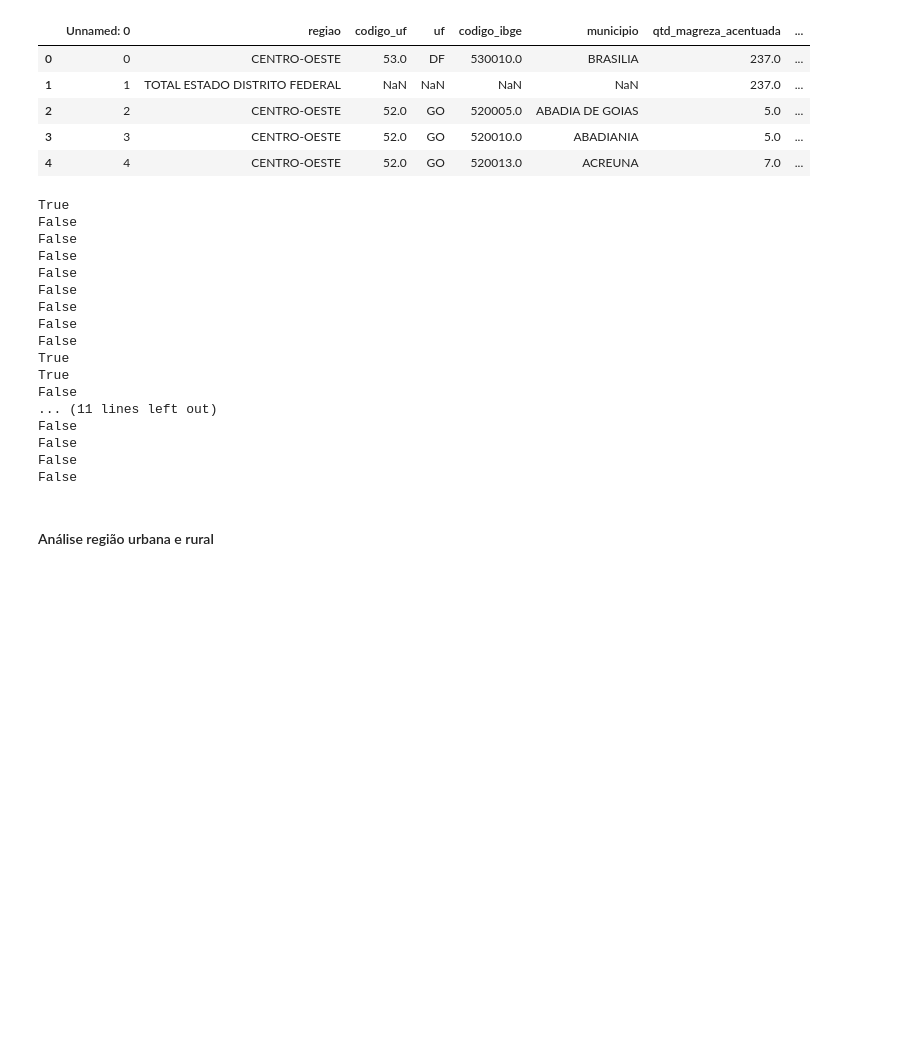
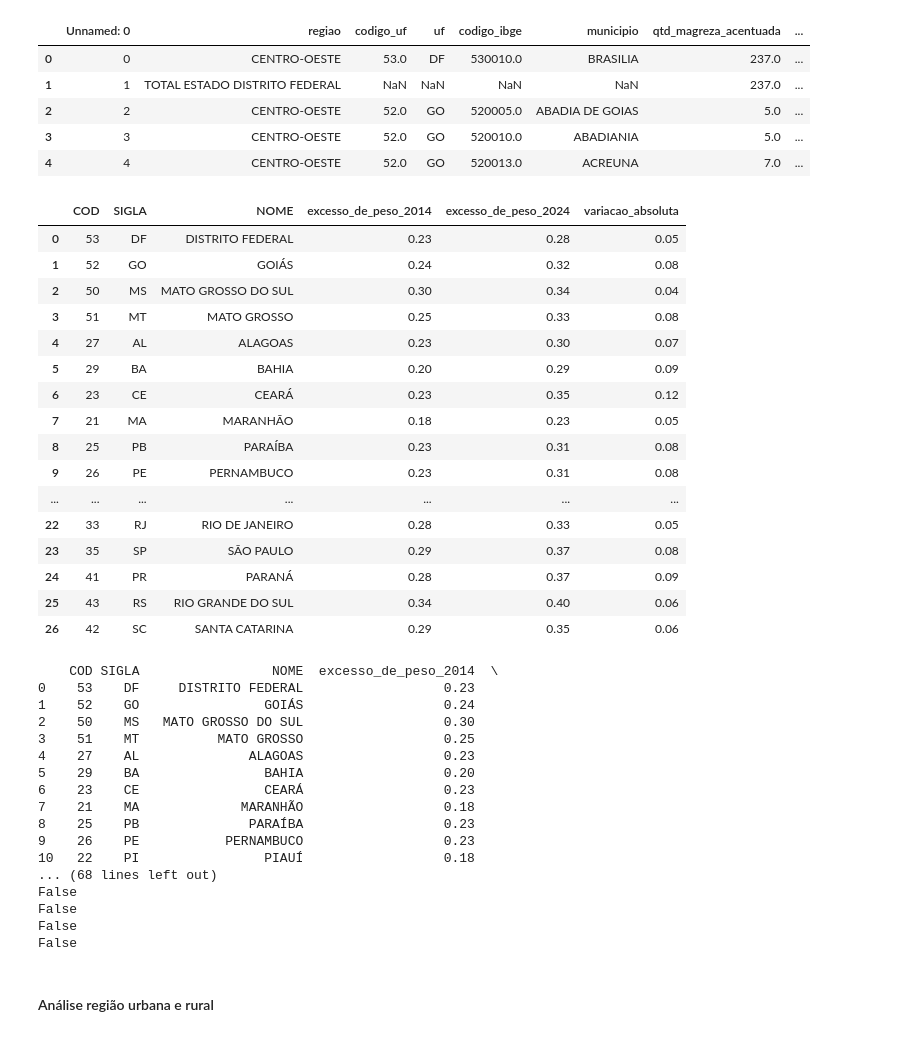
Before and after one commit to ImpulsoGov/dados-para-midia, a Jupyter notebook: adolescente/analise_geral/analise_ate_2024.ipynb, the cells around one changed output. Drawn from its saved outputs; the diff is of its cells as text; code cells hidden in the pictures; blank space fills up the shorter version.

```diff
--- a/adolescente/analise_geral/analise_ate_2024.ipynb
+++ b/adolescente/analise_geral/analise_ate_2024.ipynb
@@ -47,11 +47,38 @@ df_2024 = resultado[resultado['ano'] == 2024].set_index(['COD', 'SIGLA', 'NOME']
 df_comparado = df_2014[['excesso_de_peso']].join(
     df_2024[['excesso_de_peso']], lsuffix='_2014', rsuffix='_2024'
 )
+# %%
+df_comparado['excesso_de_peso_2024'] = round(df_comparado['excesso_de_peso_2024'] * 100, 0)
+df_comparado['excesso_de_peso_2014'] = round(df_comparado['excesso_de_peso_2014'] * 100, 0)
+
+df_comparado['variacao_absoluta'] = (df_comparado['excesso_de_peso_2024'] - df_comparado['excesso_de_peso_2014'])
+df_comparado = df_comparado.reset_index()
 # %%
-df_comparado['variacao_absoluta'] = (df_comparado['excesso_de_peso_2024'] - df_comparado['excesso_de_peso_2014'])
-df_comparado = df_comparado.reset_index()
+df_comparado['excesso_de_peso_2024'] = df_comparado['excesso_de_peso_2024'] / 100
+df_comparado['excesso_de_peso_2014'] = df_comparado['excesso_de_peso_2014'] / 100
+df_comparado['variacao_absoluta'] = df_comparado['variacao_absoluta'] / 100
 # %%
 df_comparado.sort_values("variacao_absoluta", ascending=False).to_clipboard(decimal=",")
+# %%
+df_comparado
+# %% [output]
+|  | COD | SIGLA | NOME | excesso_de_peso_2014 | excesso_de_peso_2024 | variacao_absoluta |
+| 0 | 53 | DF | DISTRITO FEDERAL | 0.23 | 0.28 | 0.05 |
+| 1 | 52 | GO | GOIÁS | 0.24 | 0.32 | 0.08 |
+| 2 | 50 | MS | MATO GROSSO DO SUL | 0.30 | 0.34 | 0.04 |
+| 3 | 51 | MT | MATO GROSSO | 0.25 | 0.33 | 0.08 |
+| 4 | 27 | AL | ALAGOAS | 0.23 | 0.30 | 0.07 |
+| 5 | 29 | BA | BAHIA | 0.20 | 0.29 | 0.09 |
+| 6 | 23 | CE | CEARÁ | 0.23 | 0.35 | 0.12 |
+| 7 | 21 | MA | MARANHÃO | 0.18 | 0.23 | 0.05 |
+| 8 | 25 | PB | PARAÍBA | 0.23 | 0.31 | 0.08 |
+| 9 | 26 | PE | PERNAMBUCO | 0.23 | 0.31 | 0.08 |
+| ... | ... | ... | ... | ... | ... | ... |
+| 22 | 33 | RJ | RIO DE JANEIRO | 0.28 | 0.33 | 0.05 |
+| 23 | 35 | SP | SÃO PAULO | 0.29 | 0.37 | 0.08 |
+| 24 | 41 | PR | PARANÁ | 0.28 | 0.37 | 0.09 |
+| 25 | 43 | RS | RIO GRANDE DO SUL | 0.34 | 0.40 | 0.06 |
+| 26 | 42 | SC | SANTA CATARINA | 0.29 | 0.35 | 0.06 |
 # %%
 geojson_path = ibge.malha(
     nivel = 'paises',
@@ -77,7 +104,7 @@ siglas = {
 }
 gdf["sigla"] = gdf["codarea"].map(siglas)
 df_comparado["variacao_absoluta"] = df_comparado["variacao_absoluta"] * 100
-
+print(df_comparado)
 min_val = df_comparado["variacao_absoluta"].min()
 max_val = df_comparado["variacao_absoluta"].max()
 
@@ -165,7 +192,7 @@ titulo_html = """
     font-weight: bold;
     box-shadow: 0 0 5px rgba(0,0,0,0.2);
 ">
-        Variação em pontos percentuais do excesso de peso em adolescentes no Brasil (2014–2024)
+        Variação em pontos percentuais do excesso de peso em adolescentes de 10 até 19 anos no Brasil (2014–2024)
 
 </div>
 """
@@ -195,23 +222,23 @@ mapa.get_root().html.add_child(folium.Element("""
 
 mapa.save("mapa_com_siglas.html")
 # %% [output]
-True
+    COD SIGLA                 NOME  excesso_de_peso_2014  \
+0    53    DF     DISTRITO FEDERAL                  0.23
+1    52    GO                GOIÁS                  0.24
+2    50    MS   MATO GROSSO DO SUL                  0.30
+3    51    MT          MATO GROSSO                  0.25
+4    27    AL              ALAGOAS                  0.23
+5    29    BA                BAHIA                  0.20
+6    23    CE                CEARÁ                  0.23
+7    21    MA             MARANHÃO                  0.18
+8    25    PB              PARAÍBA                  0.23
+9    26    PE           PERNAMBUCO                  0.23
+10   22    PI                PIAUÍ                  0.18
+... (68 lines left out)
 False
 False
 False
 False
-False
-False
-False
-False
-True
-True
-False
-... (11 lines left out)
-False
-False
-False
-False
 # %% [markdown]
 #### Análise região urbana e rural
 # %%
```
Also changed, not shown: parts of 3 cells of this notebook, 14 other files.
